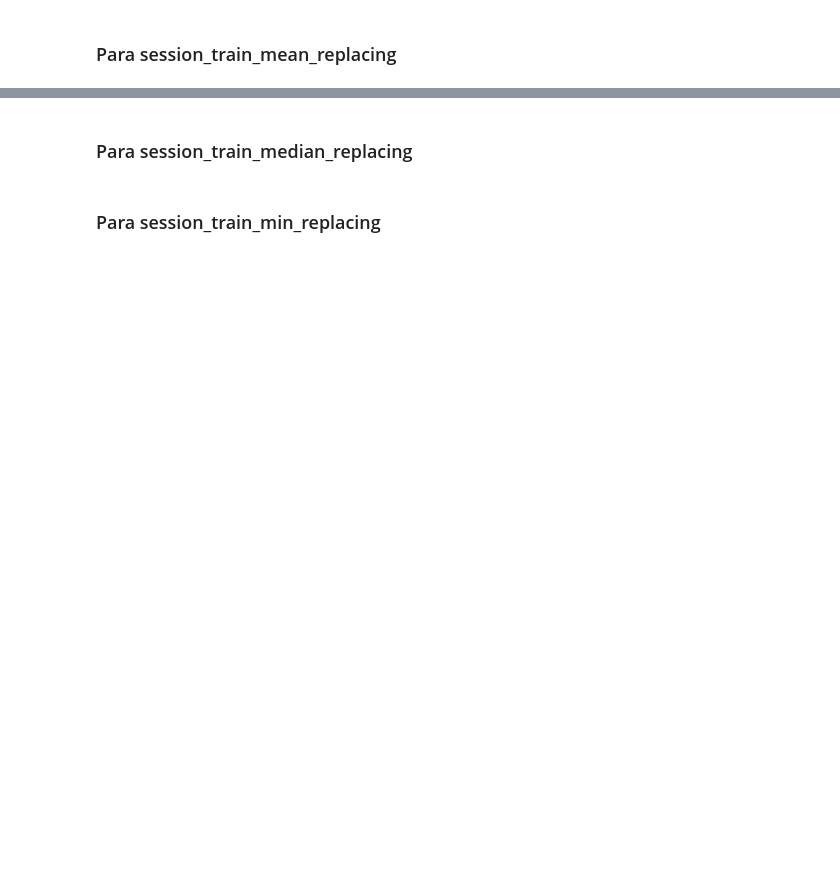
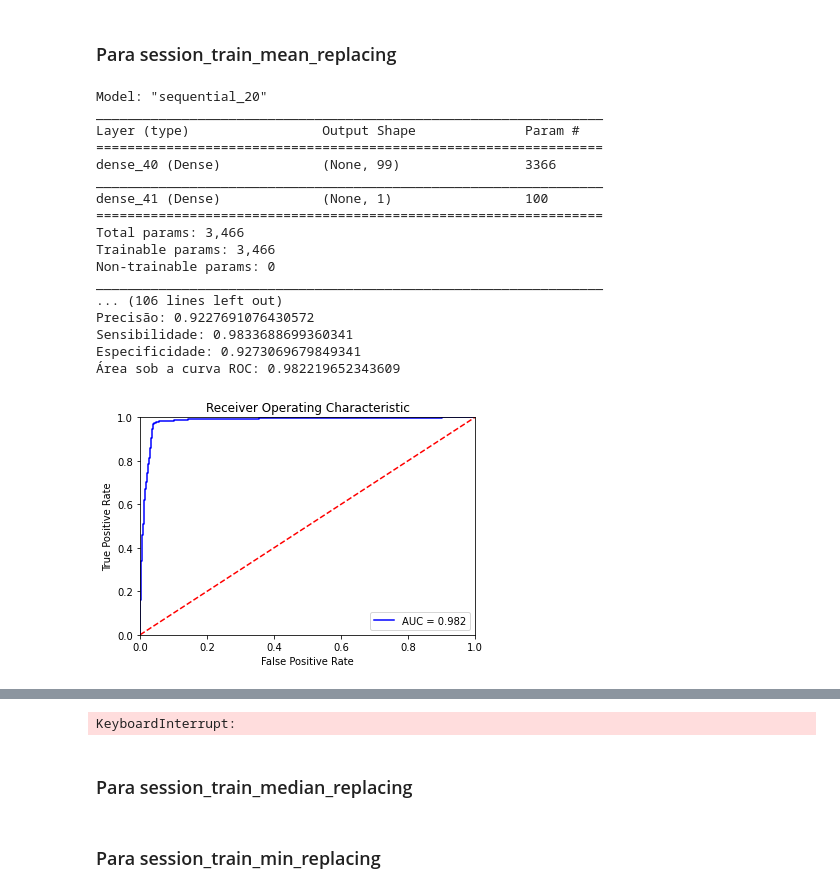
Before and after one commit to elaynelemos/prediction-of-orders-dmc, a Jupyter notebook: DataMining-Avaliation_testing.ipynb, the cells around one changed output, grey strips where cells are left out. Drawn from its saved outputs; the diff is of its cells as text; code cells hidden in the pictures; blank space fills up the shorter version.

```diff
--- a/DataMining-Avaliation_testing.ipynb
+++ b/DataMining-Avaliation_testing.ipynb
@@ -795,9 +863,20 @@ Especificidade: 1.0
 #Classificador Rede Neural MLP
 ## Para session_train_mean_replacing
 
-# Treine o modelo
-#batch_size = 16
-#Log_mean_replacing = mlp.fit(session_train_X_mean_replacing, session_train_y_mean_replacing, batch_size=batch_size, epochs=200)
+# Criar o modelo
+input_neuron, hidden_neuron, output_neuron = X.shape[-1], X.shape[-1]*3, 1
+
+mlp = Sequential([
+    InputLayer(input_neuron),
+    Dense(hidden_neuron, activation="relu"),
+    Dense(output_neuron, activation="sigmoid")
+])
+
+# Usar a função summary()
+mlp.summary()
+
+# Compile o modelo
+mlp.compile(optimizer="adam", loss="binary_crossentropy")
 
 #CROSS-VALIDATION
 X = session_train_X_mean_replacing
@@ -805,29 +884,14 @@ y = session_train_y_mean_replacing
 kf = KFold(n_splits=10, random_state=42, shuffle=True)
 split_num = 1
 for train_index, test_index in kf.split(X):
-    print("\n NÚMERO DO SPLIT:", split_num)
+    print("\nNÚMERO DO SPLIT:", split_num)
     split_num += 1
     X_train, X_test = X.iloc[train_index], X.iloc[test_index]
     y_train, y_test = y.iloc[train_index], y.iloc[test_index]
 
-    # Criar o modelo
-    input_neuron, hidden_neuron, output_neuron = X.shape[-1], 3, 1
-
-    mlp = Sequential([
-        InputLayer(input_neuron),
-        Dense(hidden_neuron, activation="relu"),
-        Dense(output_neuron, activation="sigmoid")
-    ])
-
-    # Usar a função summary()
-    mlp.summary()
-
-    # Compile o modelo
-    mlp.compile(optimizer="adam", loss="binary_crossentropy")
-
     #DATA MINING
     # Treine o modelo
-    batch_size = 16
+    batch_size = 8
     mlp.fit(X_train, y_train.order.to_numpy(), batch_size=batch_size, epochs=200)
 
     #AVALIAÇÃO
@@ -835,7 +899,7 @@ for train_index, test_index in kf.split(X):
     y_pred = mlp.predict(X_test)
 
     #Passo 2: Gerar a Matriz de Confusão (linhas = real | colunas = previsto)
-    cm = confusion_matrix(y_test, y_pred.argmax(axis=1))
+    cm = confusion_matrix(y_test, np.round(abs(y_pred)))
     df_cm = pd.DataFrame(cm)
 
     ##Mudandando a ordem para vir primeiro 1 e depois 0
@@ -858,32 +922,51 @@ for train_index, test_index in kf.split(X):
     print("Acuracia:", acuracia)
 
     ##Calculando a precisão do modelo
     precisao = a / (a + b)
     print("Precisão:", precisao)
 
     ##Calculando a sensibilidade do modelo
     sensibilidade = a / (a + c)
     print("Sensibilidade:", sensibilidade)
 
     ##Calculando a especificidade do modelo
     especificidade = d / (b + d)
     print("Especificidade:", especificidade)
 
     ##Calculando a área sob a curva ROC
     roc_auc = roc_auc_score(y_test, y_pred)
     print("Área sob a curva ROC:", roc_auc)
 
     ##Gerando o gráfico da área sob a curva ROC
     fpr, tpr, _ = metrics.roc_curve(y_test, y_pred)
     plt.title('Receiver Operating Characteristic')
     plt.plot(fpr, tpr, 'b', label = 'AUC = %0.3f' % roc_auc)
     plt.legend(loc = 'lower right')
     plt.plot([0, 1], [0, 1],'r--')
     plt.xlim([0, 1])
     plt.ylim([0, 1])
     plt.ylabel('True Positive Rate')
     plt.xlabel('False Positive Rate')
     plt.show()
 
-    #Gerando a base de predição:
-    #Log_mean_replacing = mlp.fit(session_train_X_mean_replacing, session_train_y_mean_replacing, batch_size=batch_size, epochs=200)
+#Gerando a base de predição:
+#Log_y_pred_mean_replacing = mlp.predict(session_test_X_mean_replacing)
+# %% [output]
+Model: "sequential_20"
+_________________________________________________________________
+Layer (type)                 Output Shape              Param #
+=================================================================
+dense_40 (Dense)             (None, 99)                3366
+_________________________________________________________________
+dense_41 (Dense)             (None, 1)                 100
+=================================================================
+Total params: 3,466
+Trainable params: 3,466
+Non-trainable params: 0
+_________________________________________________________________
+... (106 lines left out)
+Precisão: 0.9227691076430572
+Sensibilidade: 0.9833688699360341
+Especificidade: 0.9273069679849341
+Área sob a curva ROC: 0.982219652343609
+[figure, added]
@@ -890,3 +993,4 @@ for train_index, test_index in kf.split(X):
+KeyboardInterrupt:
 # %% [markdown]
 ### Para session_train_median_replacing
 # %%
```
Also changed, not shown: parts of 8 cells of this notebook.
